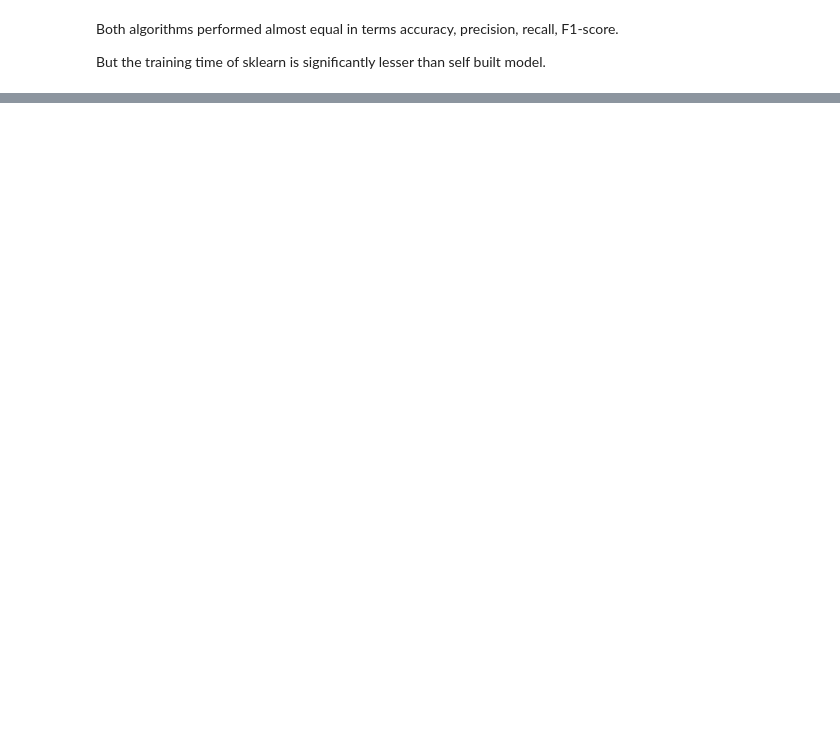
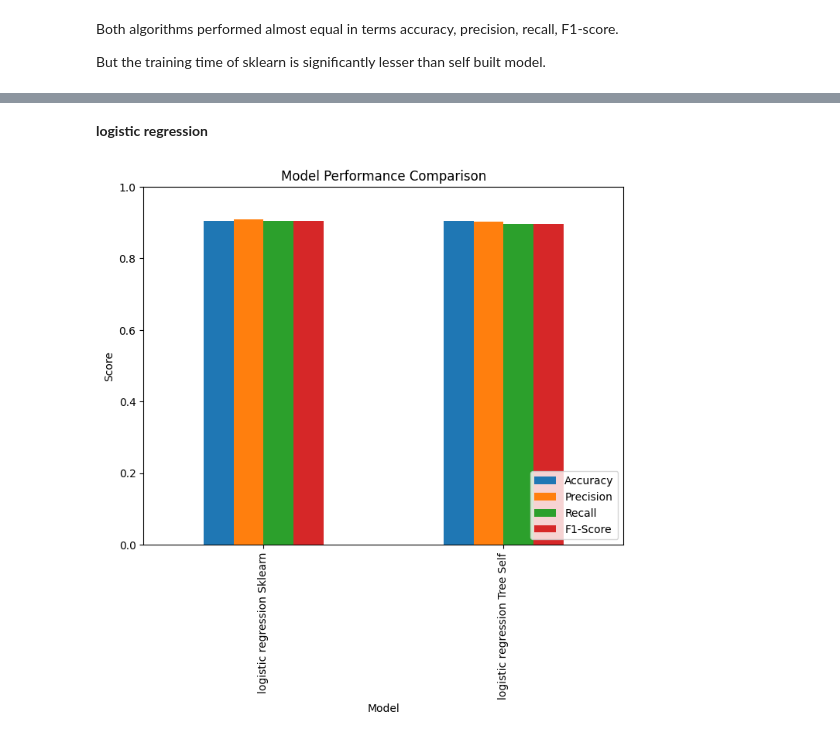
Before and after one commit to TahaHassan0/Fraud-Detection-Model, a Jupyter notebook: Fraud_Transaction_Detection.ipynb, the cells around one changed output, grey strips where cells are left out. Drawn from its saved outputs; the diff is of its cells as text; code cells hidden in the pictures; blank space fills up the shorter version.

```diff
--- a/Fraud_Transaction_Detection.ipynb
+++ b/Fraud_Transaction_Detection.ipynb
@@ -651,0 +784,4 @@ Confusion Matrix:
+# %%
+lr_s = Logistic_Regression_scratch()
+lr_s.fit(X_train_n, y_train_n)
+y_pred_s_lr = lr_s.predict(X_test_n)
@@ -754,2 +956,37 @@ plt.show()
 # %%
 # Similarly do this comparasion for your models as well
+# %% [markdown]
+**logistic regression**
+# %%
+models = {
+    "logistic regression Sklearn": lr_p,
+    "logistic regression Tree Self": lr_s
+}
+# %%
+metrics = ["Accuracy", "Precision", "Recall", "F1-Score"]
+results = {metric: [] for metric in metrics}
+# %%
+report = classification_report(y_test, y_pred_p_lr, output_dict=True)
+results["Accuracy"].append(accuracy_score(y_test, y_pred_p_lr))
+results["Precision"].append(report["weighted avg"]["precision"])
+results["Recall"].append(report["weighted avg"]["recall"])
+results["F1-Score"].append(report["weighted avg"]["f1-score"])
+
+report = classification_report(y_test_n, y_pred_s_lr, output_dict=True)
+results["Accuracy"].append(accuracy_score(y_test_n, y_pred_p_lr))
+results["Precision"].append(report["weighted avg"]["precision"])
+results["Recall"].append(report["weighted avg"]["recall"])
+results["F1-Score"].append(report["weighted avg"]["f1-score"])
+# %%
+results_df = pd.DataFrame(results, index=models.keys())
+
+# Plot the results
+results_df.plot(kind='bar', figsize=(8, 6))
+plt.title('Model Performance Comparison')
+plt.ylabel('Score')
+plt.xlabel('Model')
+plt.ylim(0, 1)
+plt.legend(loc='lower right')
+plt.show()
+# %% [output]
+[figure, added]
```
Also changed, not shown: parts of 72 cells of this notebook.
